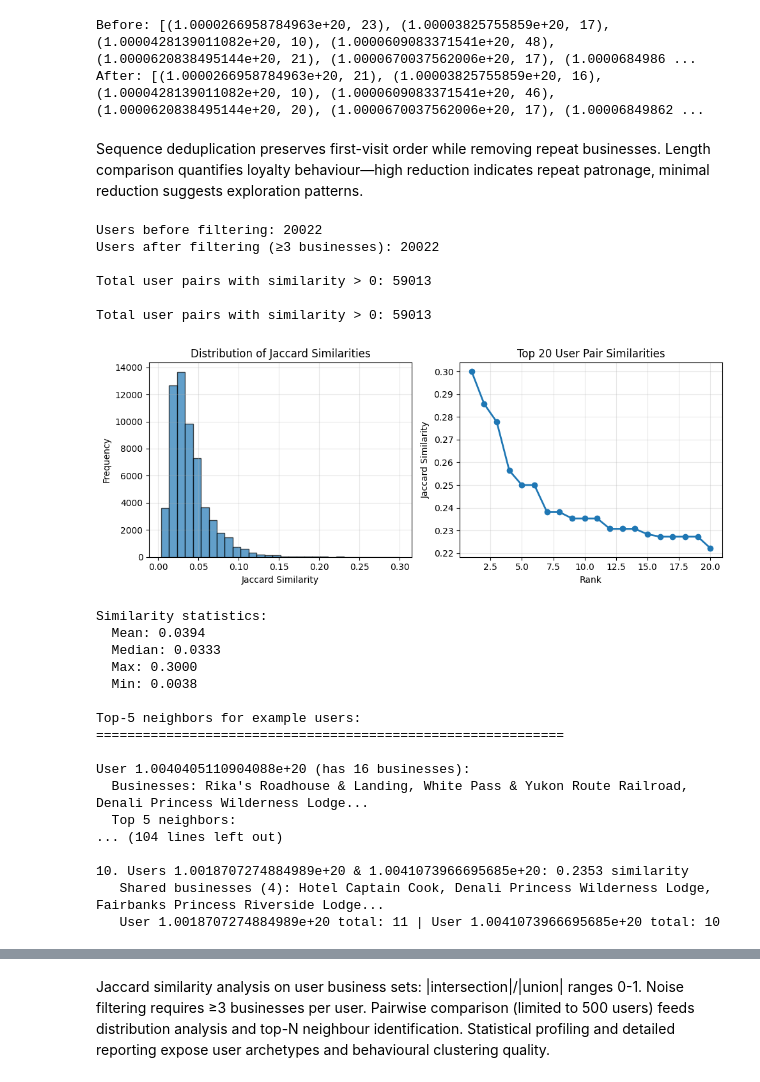
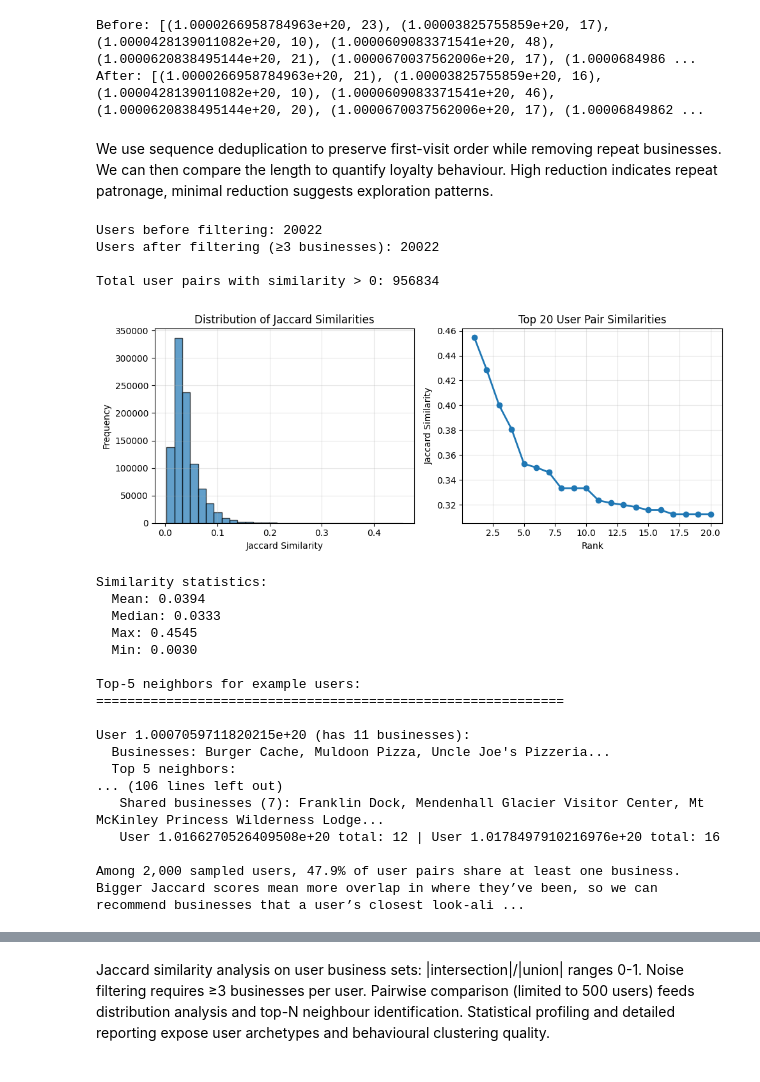
Before and after one commit to Lolretrorat/SIT742-Modern-Data-Science, a Jupyter notebook: Assignment 2/SIT742Assignment2.ipynb, the cells around one changed output, grey strips where cells are left out. Saved outputs shown, nothing was run; the diff lists cells and outputs as text; code cells hidden in the pictures.

```diff
--- a/Assignment 2/SIT742Assignment2.ipynb
+++ b/Assignment 2/SIT742Assignment2.ipynb
@@ -626,14 +788,17 @@ print("After:",  [(u, sizes_after[u])  for u in users_sorted])
 Before: [(1.0000266958784963e+20, 23), (1.00003825755859e+20, 17), (1.0000428139011082e+20, 10), (1.0000609083371541e+20, 48), (1.0000620838495144e+20, 21), (1.0000670037562006e+20, 17), (1.0000684986 ...
 After: [(1.0000266958784963e+20, 21), (1.00003825755859e+20, 16), (1.0000428139011082e+20, 10), (1.0000609083371541e+20, 46), (1.0000620838495144e+20, 20), (1.0000670037562006e+20, 17), (1.00006849862 ...
 # %% [markdown]
-Sequence deduplication preserves first-visit order while removing repeat businesses. Length comparison quantifies loyalty behaviour—high reduction indicates repeat patronage, minimal reduction suggests exploration patterns.
+We use sequence deduplication to preserve first-visit order while removing repeat businesses. We can then compare the length to quantify loyalty behaviour.
+High reduction indicates repeat patronage, minimal reduction suggests exploration patterns.
 # %%
 def jaccard(a, b):
+    # calculate jaccard similarity: intersection / union
     A, B = set(a), set(b)
     if not A and not B: return 0.0
     return len(A & B) / len(A | B)
 
-# Filter users with at least 3 businesses to reduce noise
+# filter users with at least 3 businesses to reduce noise in similarity analysis
+# this has already been done earlier but included here so notebook doesn't depend on previous cells
 min_businesses = 3
 filtered_users = {u: businesses for u, businesses in user_business_list_after.items()
                   if len(businesses) >= min_businesses}
@@ -641,32 +806,34 @@ filtered_users = {u: businesses for u, businesses in user_business_list_after.it
 print(f"Users before filtering: {len(user_business_list_after)}")
 print(f"Users after filtering (≥{min_businesses} businesses): {len(filtered_users)}")
 
-# Limit to first 500 filtered users for computational efficiency
-users = list(filtered_users.keys())[:500]
+# limit to first 2000 filtered users for computational efficiency
+users = list(filtered_users.keys())[:2000]
 pairs = []
+# calculate pairwise jaccard similarities between all user combinations
 for i in range(len(users)):
     for j in range(i+1, len(users)):
         u, v = users[i], users[j]
         s = jaccard(filtered_users[u], filtered_users[v])
-        if s > 0: pairs.append((u, v, s))
+        if s > 0: pairs.append((u, v, s))  # only keep non-zero similarities
 
-# Sort pairs by similarity score
+# sort pairs by similarity score from highest to lowest
 pairs_sorted = sorted(pairs, key=lambda x: x[2], reverse=True)
 print(f"\nTotal user pairs with similarity > 0: {len(pairs_sorted)}")
 
-# Extract similarity scores for distribution analysis
+# extract similarity scores for statistical analysis
 similarity_scores = [s for _, _, s in pairs_sorted]
 
-# Plot similarity distribution
+# create visualizations of similarity patterns
 plt.figure(figsize=(10, 4))
 plt.subplot(1, 2, 1)
+# histogram showing distribution of all similarity scores
 plt.hist(similarity_scores, bins=30, alpha=0.7, edgecolor='black')
 plt.title('Distribution of Jaccard Similarities')
 plt.xlabel('Jaccard Similarity')
 plt.ylabel('Frequency')
 plt.grid(True, alpha=0.3)
 
-# Show top 20 most similar pairs
+# line plot showing top 20 most similar user pairs
 plt.subplot(1, 2, 2)
 top_20_scores = [s for _, _, s in pairs_sorted[:20]]
 plt.plot(range(1, 21), top_20_scores, 'o-', linewidth=2, markersize=6)
@@ -699,51 +866,63 @@ for user in user_similarities:
 
 # Show top-N neighbor examples for selected users
 N = 5  # Number of top neighbors to show
 example_users = list(user_similarities.keys())[:5]  # Show examples for first 5 users
 
 print(f"\nTop-{N} neighbors for example users:")
 print("="*60)
 for user in example_users:
     neighbors = user_similarities[user][:N]
     print(f"\nUser {user} (has {len(filtered_users[user])} businesses):")
     print(f"  Businesses: {', '.join(filtered_users[user][:3])}{'...' if len(filtered_users[user]) > 3 else ''}")
     print(f"  Top {N} neighbors:")
     for i, (neighbor, sim) in enumerate(neighbors, 1):
         shared_businesses = set(filtered_users[user]) & set(filtered_users[neighbor])
         print(f"    {i}. User {neighbor} (similarity: {sim:.4f})")
         print(f"       Shared businesses: {', '.join(list(shared_businesses)[:2])}{'...' if len(shared_businesses) > 2 else ''}")
 
 # Show overall top 10 most similar pairs
 print(f"\nOverall top 10 most similar user pairs:")
 print("="*50)
 for i, (u1, u2, sim) in enumerate(pairs_sorted[:10], 1):
     shared = set(filtered_users[u1]) & set(filtered_users[u2])
     print(f"{i}. Users {u1} & {u2}: {sim:.4f} similarity")
     print(f"   Shared businesses ({len(shared)}): {', '.join(list(shared)[:3])}{'...' if len(shared) > 3 else ''}")
     print(f"   User {u1} total: {len(filtered_users[u1])} | User {u2} total: {len(filtered_users[u2])}")
     print()
+
+    from statistics import mean, median
+import numpy as np
+
+def show_as_percent(x, total):
+    return f"{(x/total*100):.1f}%"
+
+n_before = len(user_business_list_after)
+n_after = len(filtered_users)
+n_users = len(users)
+n_pairs = len(pairs_sorted)
+
+total_possible_pairs = n_users * (n_users - 1) // 2
+print(f"Among {n_users:,} sampled users, {show_as_percent(n_pairs, total_possible_pairs)} of user pairs share at least one business. Bigger Jaccard scores mean more overlap in where they’ve been, so we can recommend businesses that a user’s closest look-alike neighbors visited but they haven’t yet.")
 # %% [output]
 Users before filtering: 20022
 Users after filtering (≥3 businesses): 20022
 
-Total user pairs with similarity > 0: 59013
-
-Total user pairs with similarity > 0: 59013
+Total user pairs with similarity > 0: 956834
-[figure, old version]
+[figure, new version]
 Similarity statistics:
   Mean: 0.0394
   Median: 0.0333
-  Max: 0.3000
-  Min: 0.0038
+  Max: 0.4545
+  Min: 0.0030
 
 Top-5 neighbors for example users:
 ============================================================
 
-User 1.0040405110904088e+20 (has 16 businesses):
-  Businesses: Rika's Roadhouse & Landing, White Pass & Yukon Route Railroad, Denali Princess Wilderness Lodge...
+User 1.0007059711820215e+20 (has 11 businesses):
+  Businesses: Burger Cache, Muldoon Pizza, Uncle Joe's Pizzeria...
   Top 5 neighbors:
-... (104 lines left out)
+... (106 lines left out)
+   Shared businesses (7): Franklin Dock, Mendenhall Glacier Visitor Center, Mt McKinley Princess Wilderness Lodge...
+   User 1.0166270526409508e+20 total: 12 | User 1.0178497910216976e+20 total: 16
 
-10. Users 1.0018707274884989e+20 & 1.0041073966695685e+20: 0.2353 similarity
-   Shared businesses (4): Hotel Captain Cook, Denali Princess Wilderness Lodge, Fairbanks Princess Riverside Lodge...
-   User 1.0018707274884989e+20 total: 11 | User 1.0041073966695685e+20 total: 10
+Among 2,000 sampled users, 47.9% of user pairs share at least one business. Bigger Jaccard scores mean more overlap in where they’ve been, so we can recommend businesses that a user’s closest look-ali ...
```
Also changed, not shown: parts of 27 cells of this notebook.
